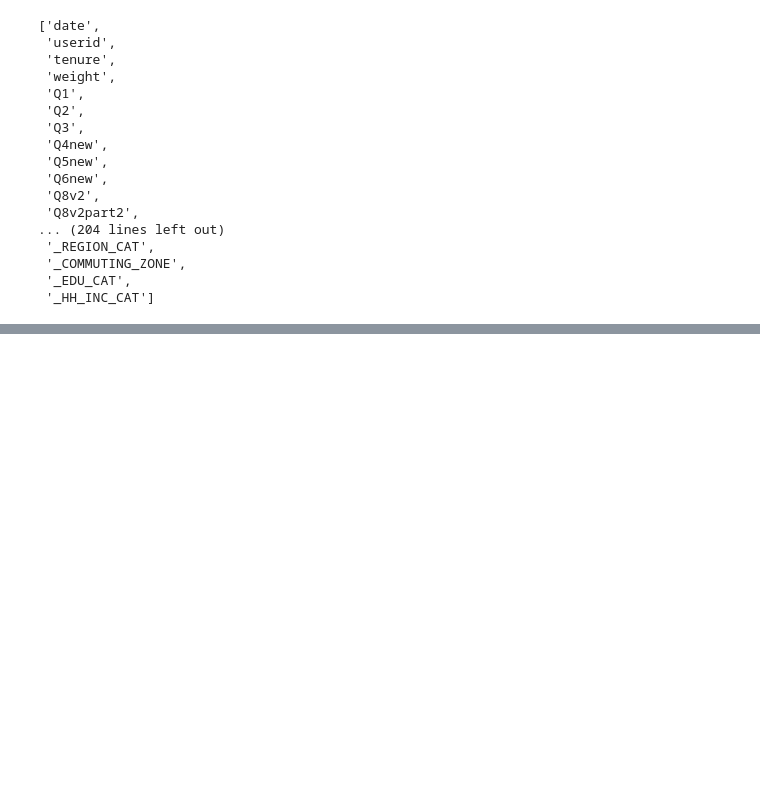
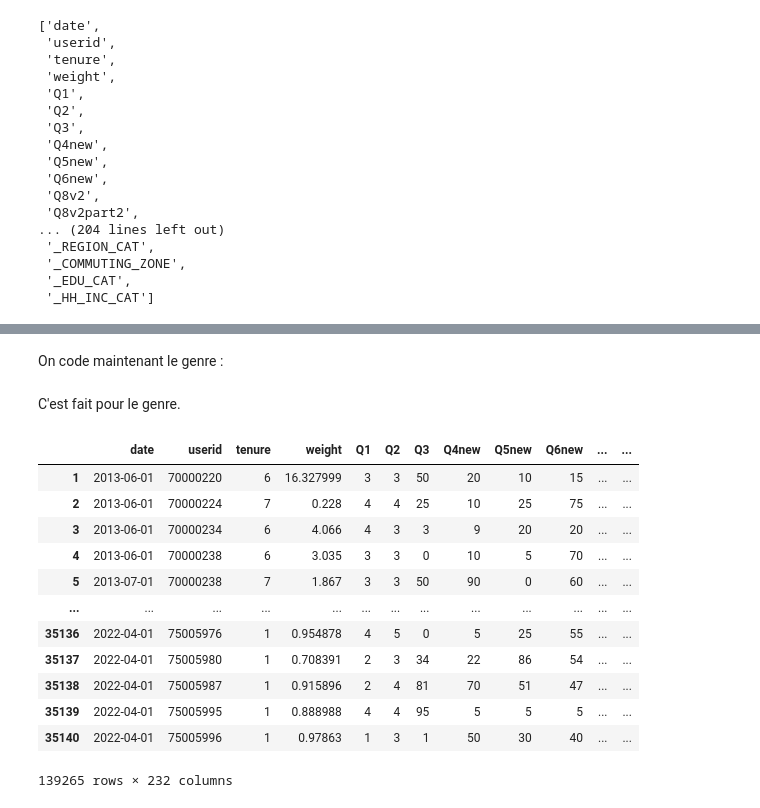
Before and after one commit to Jeremstar/-a-va-pr-dire-l-inflation-s-v-re, a Jupyter notebook: Régressions.ipynb, the cells around one changed output, grey strips where cells are left out. Cells and saved outputs as stored; diff of their text form; code cells hidden in the pictures; blank space fills up the shorter version.

```diff
--- a/Régressions.ipynb
+++ b/Régressions.ipynb
@@ -121,0 +126,28 @@ pd.get_dummies(AA['Q28'])
+# %%
+BC = pd.concat([BC, numeracy], axis=1).reindex(BC.index)
+# %% [markdown]
+On code maintenant le genre :
+# %%
+gender=pd.get_dummies(AA['Q33'])
+# %%
+gender.rename(columns={1: "fem"}, inplace=True)
+# %%
+BC = pd.concat([BC, gender['fem']], axis=1).reindex(BC.index)
+# %% [markdown]
+C'est fait pour le genre.
+# %%
+BC
+# %% [output]
+|  | date | userid | tenure | weight | Q1 | Q2 | Q3 | Q4new | Q5new | Q6new | ... | ... |
+| 1 | 2013-06-01 | 70000220 | 6 | 16.327999 | 3 | 3 | 50 | 20 | 10 | 15 | ... | ... |
+| 2 | 2013-06-01 | 70000224 | 7 | 0.228 | 4 | 4 | 25 | 10 | 25 | 75 | ... | ... |
+| 3 | 2013-06-01 | 70000234 | 6 | 4.066 | 4 | 3 | 3 | 9 | 20 | 20 | ... | ... |
+| 4 | 2013-06-01 | 70000238 | 6 | 3.035 | 3 | 3 | 0 | 10 | 5 | 70 | ... | ... |
+| 5 | 2013-07-01 | 70000238 | 7 | 1.867 | 3 | 3 | 50 | 90 | 0 | 60 | ... | ... |
+| ... | ... | ... | ... | ... | ... | ... | ... | ... | ... | ... | ... | ... |
+| 35136 | 2022-04-01 | 75005976 | 1 | 0.954878 | 4 | 5 | 0 | 5 | 25 | 55 | ... | ... |
+| 35137 | 2022-04-01 | 75005980 | 1 | 0.708391 | 2 | 3 | 34 | 22 | 86 | 54 | ... | ... |
+| 35138 | 2022-04-01 | 75005987 | 1 | 0.915896 | 2 | 4 | 81 | 70 | 51 | 47 | ... | ... |
+| 35139 | 2022-04-01 | 75005995 | 1 | 0.888988 | 4 | 4 | 95 | 5 | 5 | 5 | ... | ... |
+| 35140 | 2022-04-01 | 75005996 | 1 | 0.97863 | 1 | 3 | 1 | 50 | 30 | 40 | ... | ... |
+139265 rows × 232 columns
```
Also changed, not shown: parts of 9 cells of this notebook.
